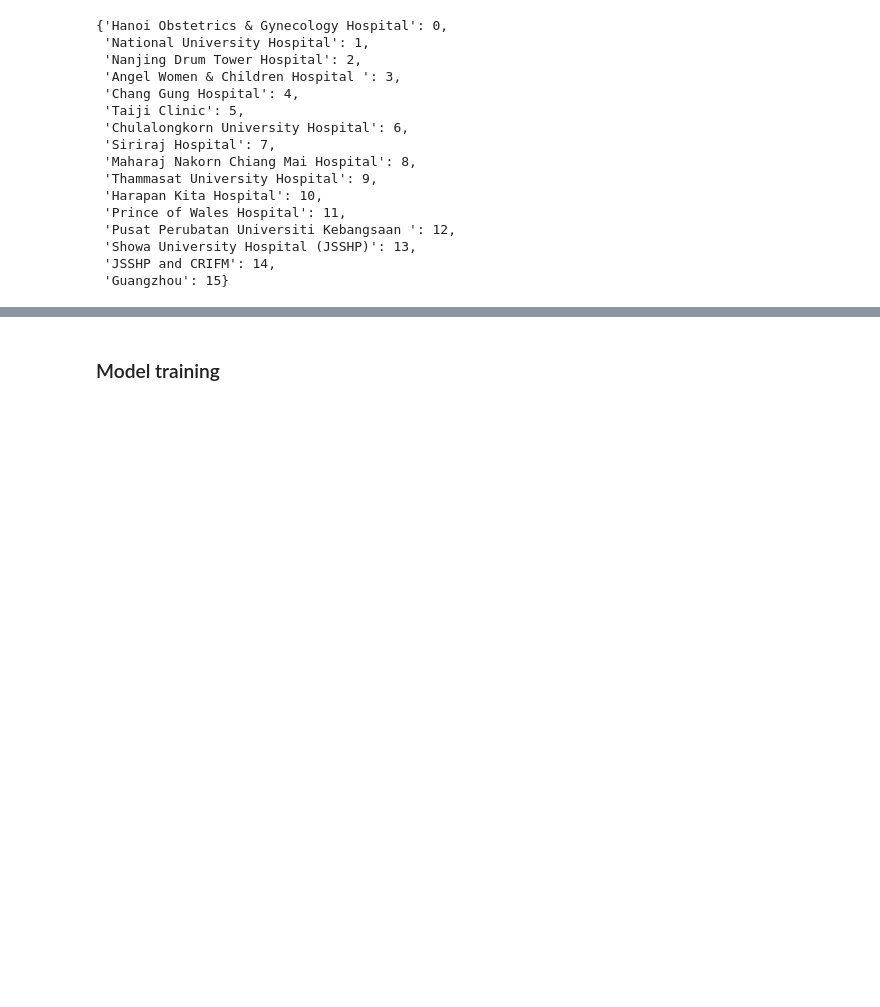
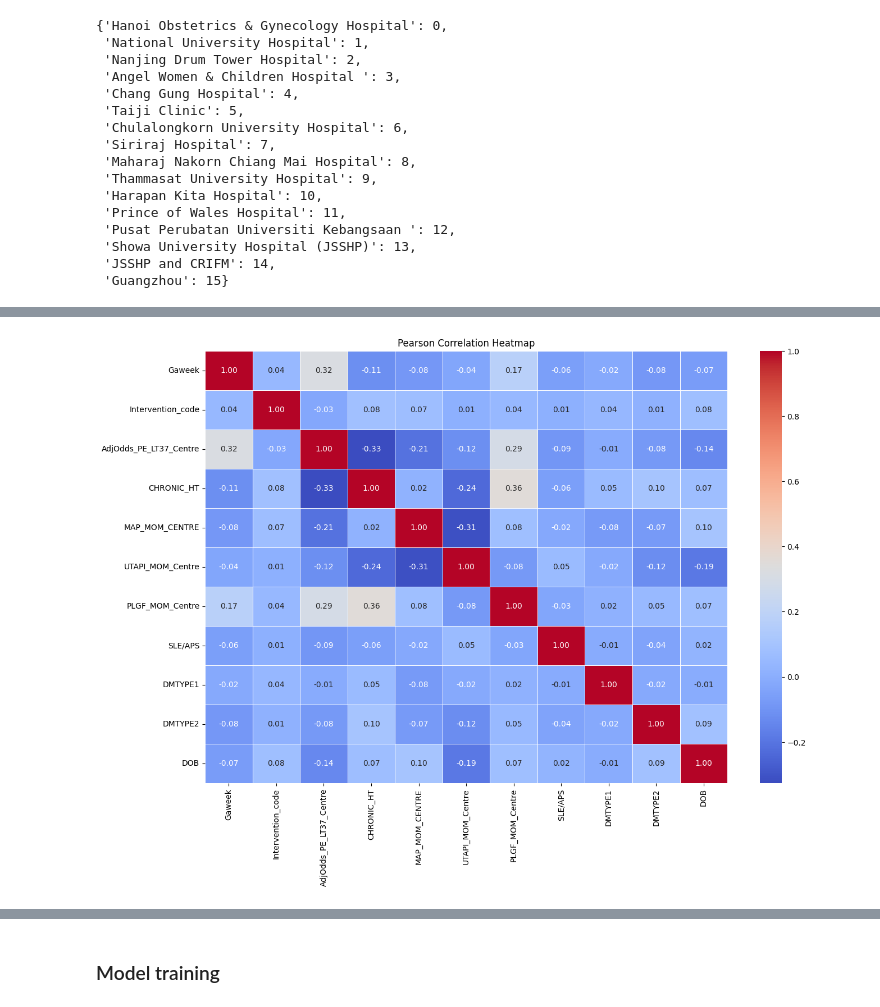
Before and after one commit to longna88/ga-shift-prediction, a Jupyter notebook: Shift_prediction.ipynb, the cells around one changed output, grey strips where cells are left out. Cells and saved outputs as stored; diff of their text form; code cells hidden in the pictures; blank space fills up the shorter version.

```diff
--- a/Shift_prediction.ipynb
+++ b/Shift_prediction.ipynb
@@ -250,0 +272,9 @@ sns.scatterplot(x=umap_result[:, 0], y=umap_result[:, 1], hue=df['Centre'].apply
+# %%
+correlation_matrix = df[columns_of_interest].corr()
+
+plt.figure(figsize=(15, 10))
+sns.heatmap(correlation_matrix, annot=True, cmap='coolwarm', fmt='.2f', linewidths=0.5)
+plt.title('Pearson Correlation Heatmap')
+plt.show()
+# %% [output]
+[figure, added]
```
Also changed, not shown: parts of 29 cells of this notebook.
